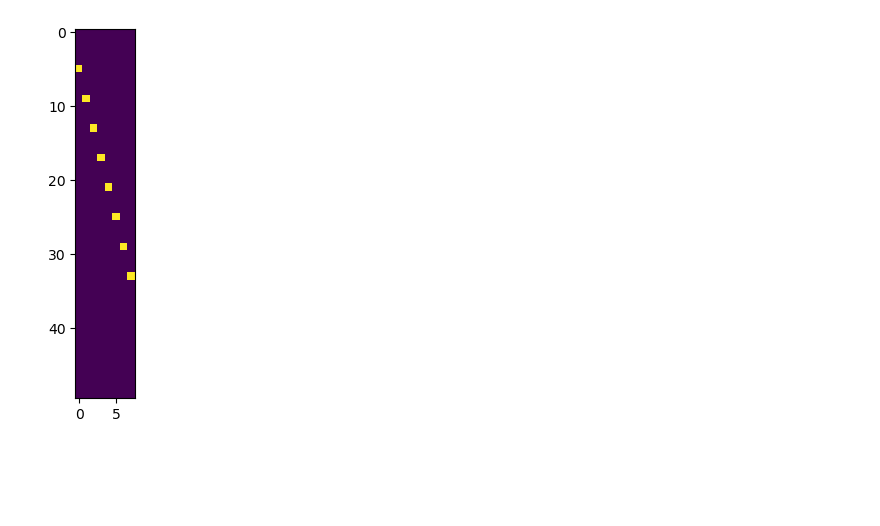
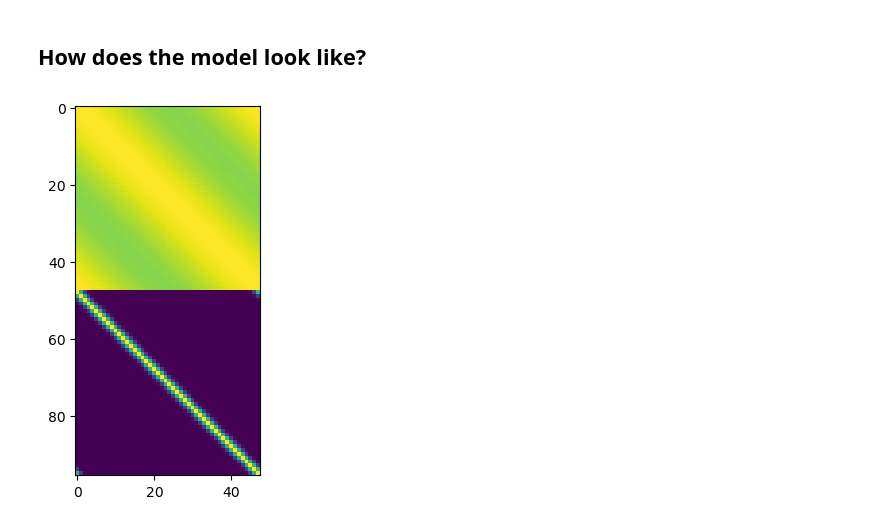
Before and after one commit to c14h19no2/suppr_pRF, a Jupyter notebook: analysis/ping_pilot/test_vonmise_pRF.ipynb, the cells around one changed output. Drawn from its saved outputs; the diff is of its cells as text; code cells hidden in the pictures; blank space fills up the shorter version.

```diff
--- a/analysis/ping_pilot/test_vonmise_pRF.ipynb
+++ b/analysis/ping_pilot/test_vonmise_pRF.ipynb
@@ -328,5 +320,7 @@ grid_model_timecourses_conv = sp.signal.fftconvolve(
+# %% [markdown]
+## How does the model look like?
 # %%
-plt.imshow(new_dm)
+plt.imshow(models)
 plt.show()
 # %% [output]
-[figure, old version]
+[figure, new version]
```
Also changed, not shown: parts of 31 cells of this notebook, 10 other files.
